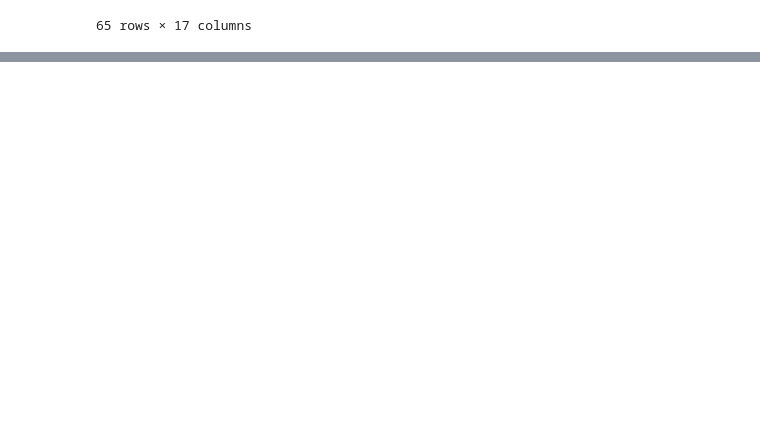
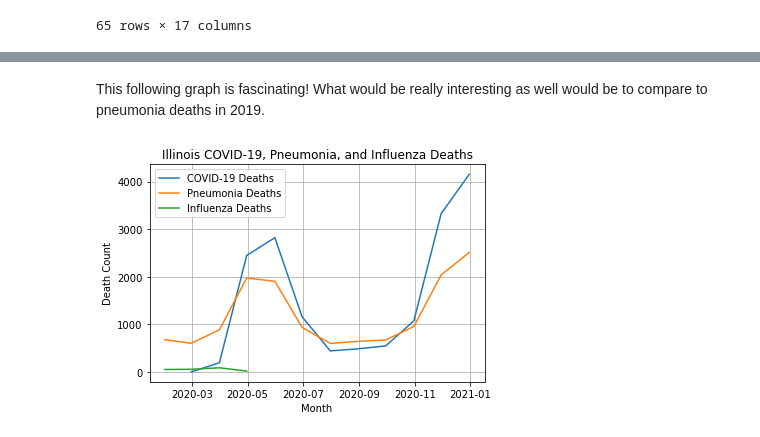
Before and after one commit to erickzli/IS597-COVID-Project, a Jupyter notebook: Kerstin's Folder/Clean Data- Provisional Death Counts by Week per State.ipynb, the cells around one changed output, grey strips where cells are left out. Cells and saved outputs as stored; diff of their text form; code cells hidden in the pictures; blank space fills up the shorter version.

```diff
--- a/Kerstin's Folder/Clean Data- Provisional Death Counts by Week per State.ipynb
+++ b/Kerstin's Folder/Clean Data- Provisional Death Counts by Week per State.ipynb
@@ -320,0 +321,16 @@ plt.show()
+# %% [markdown]
+This following graph is fascinating! What would be really interesting as well would be to compare to pneumonia deaths in 2019.
+# %%
+plt.plot(df_IL_2020_month['End Date'], df_IL_2020_month['COVID-19 Deaths'], label = 'COVID-19 Deaths')
+plt.plot(df_IL_2020_month['End Date'], df_IL_2020_month['Pneumonia Deaths'], label = 'Pneumonia Deaths')
+plt.plot(df_IL_2020_month['End Date'], df_IL_2020_month['Influenza Deaths'], label = 'Influenza Deaths')
+plt.xlabel('Month')
+plt.ylabel('Death Count')
+plt.title('Illinois COVID-19, Pneumonia, and Influenza Deaths')
+plt.grid(True)
+plt.legend()
+
+plt.savefig('IL_COVID_Pneumonia_Influenza_Deaths_2020.png', dpi=300, bbox_inches='tight')
+plt.show()
+# %% [output]
+[figure, added]
```
Also changed, not shown: parts of 1 cell of this notebook, 1 other file.
